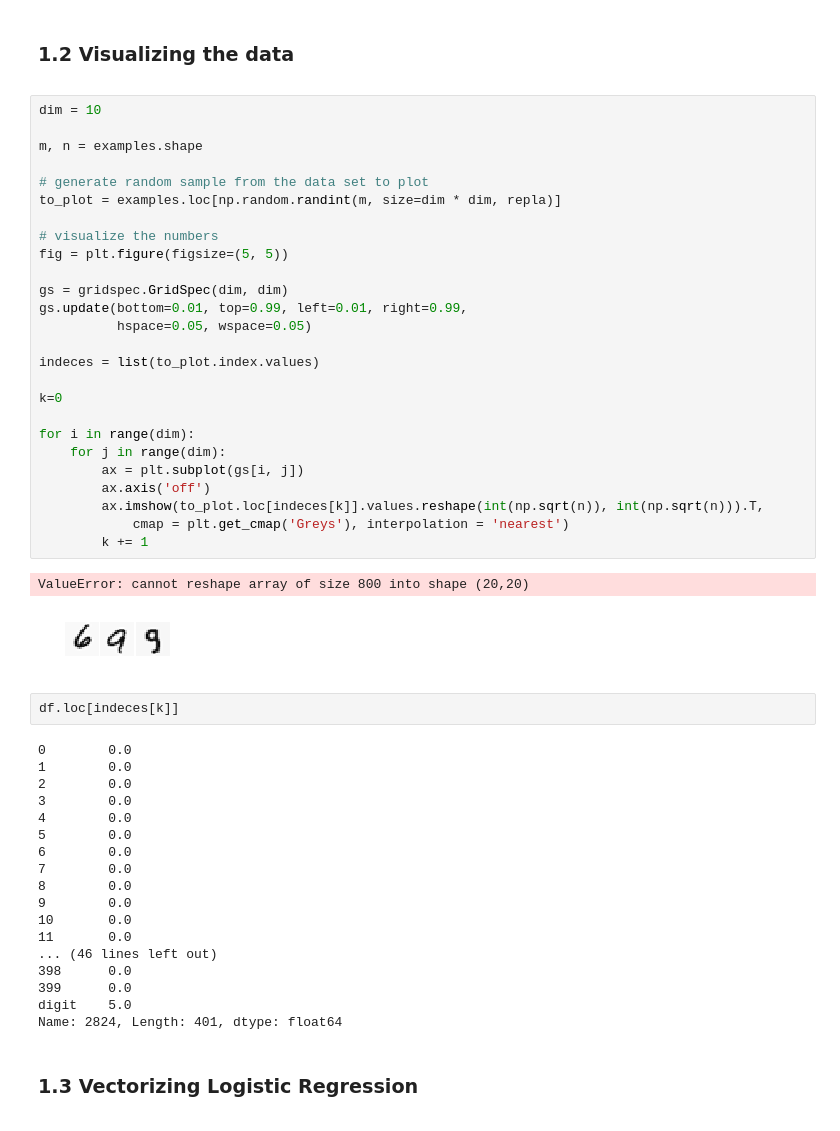
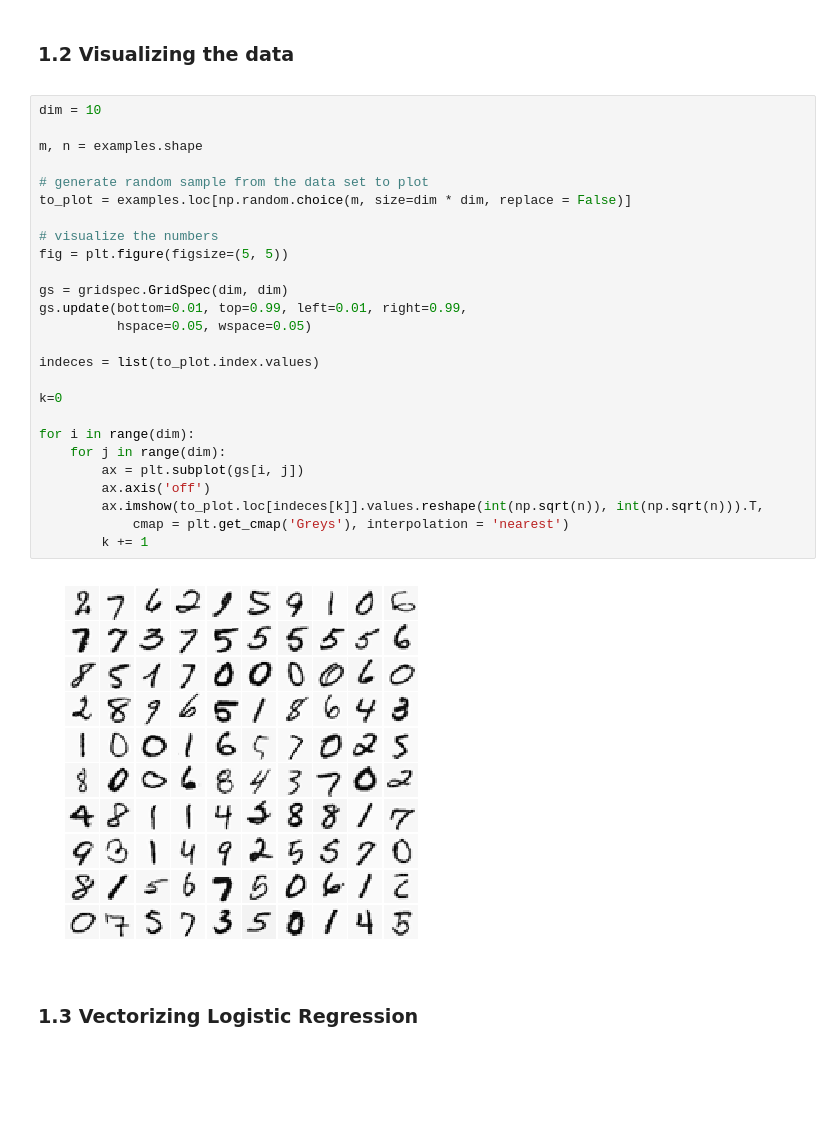
Before and after one commit to vrategov/Machine-Learning, a Jupyter notebook: Week 4/Ex3.ipynb, the cells around one changed output. Saved outputs shown, nothing was run; the diff lists cells and outputs as text; blank space fills up the shorter version.

Commit message:
add replace = False argument in the random int generator

```diff
--- a/Week 4/Ex3.ipynb
+++ b/Week 4/Ex3.ipynb
@@ -57,52 +57,31 @@ df.head()
 # %%
 dim = 10
 
 m, n = examples.shape
 
 # generate random sample from the data set to plot
-to_plot = examples.loc[np.random.randint(m, size=dim * dim, repla)]
+to_plot = examples.loc[np.random.choice(m, size=dim * dim, replace = False)]
 
 # visualize the numbers
 fig = plt.figure(figsize=(5, 5))
 
 gs = gridspec.GridSpec(dim, dim)
 gs.update(bottom=0.01, top=0.99, left=0.01, right=0.99,
           hspace=0.05, wspace=0.05)
 
 indeces = list(to_plot.index.values)
 
 k=0
 
 for i in range(dim):
     for j in range(dim):
         ax = plt.subplot(gs[i, j])
         ax.axis('off')
         ax.imshow(to_plot.loc[indeces[k]].values.reshape(int(np.sqrt(n)), int(np.sqrt(n))).T,
             cmap = plt.get_cmap('Greys'), interpolation = 'nearest')
         k += 1
 # %% [output]
-ValueError: cannot reshape array of size 800 into shape (20,20)
-[figure, old version]
+[figure, new version]
-# %%
-df.loc[indeces[k]]
-# %% [output]
-0        0.0
-1        0.0
-2        0.0
-3        0.0
-4        0.0
-5        0.0
-6        0.0
-7        0.0
-8        0.0
-9        0.0
-10       0.0
-11       0.0
-... (46 lines left out)
-398      0.0
-399      0.0
-digit    5.0
-Name: 2824, Length: 401, dtype: float64
 # %% [markdown]
 <div id='vectorizing'/>
 
```
Also changed, not shown: parts of 4 cells of this notebook.
